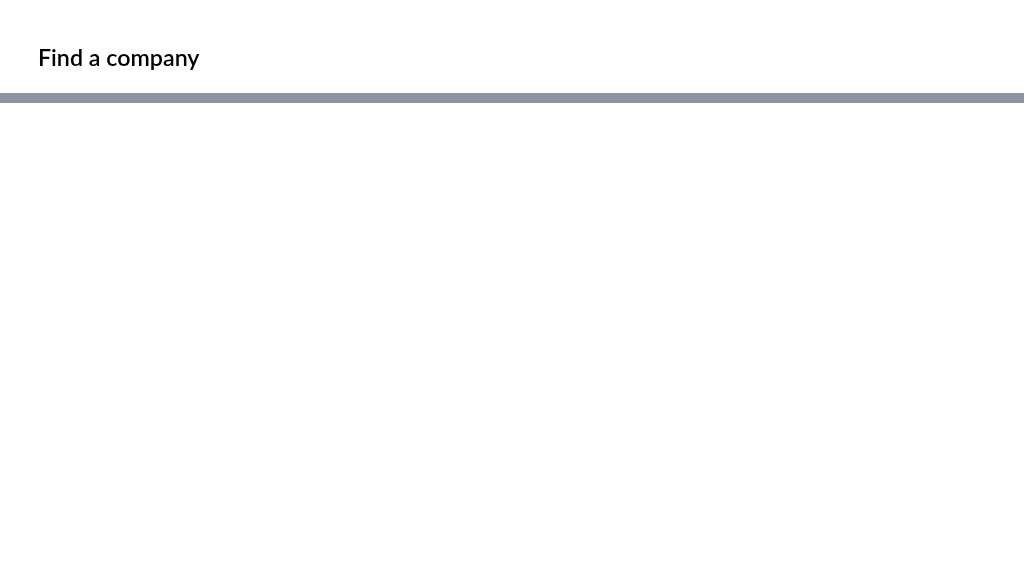
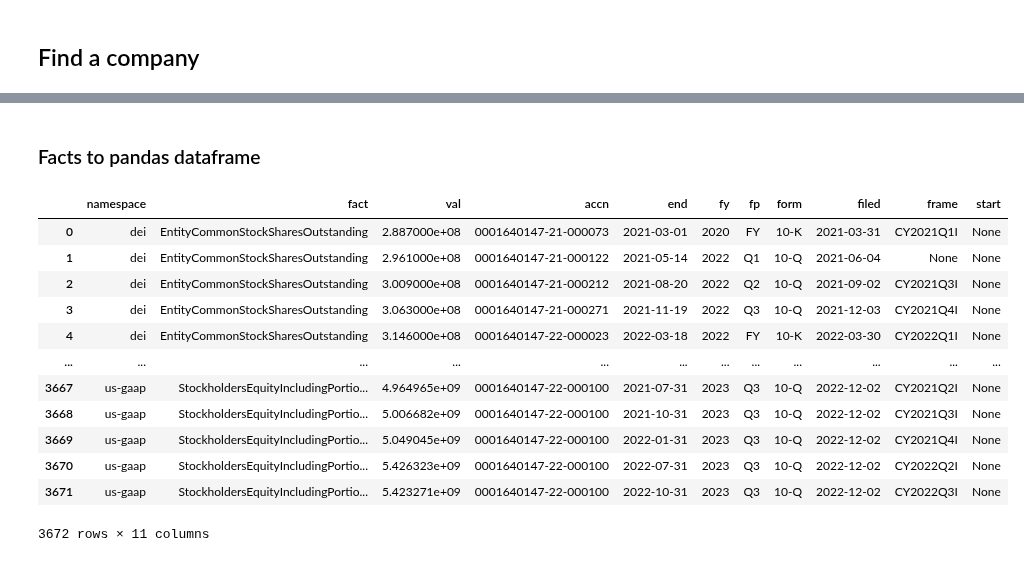
Before and after one commit to dgunning/edgartools, a Jupyter notebook: notebooks/Companies.ipynb, the cells around one changed output, grey strips where cells are left out. Drawn from its saved outputs; the diff is of its cells as text; code cells hidden in the pictures; blank space fills up the shorter version.

```diff
--- a/notebooks/Companies.ipynb
+++ b/notebooks/Companies.ipynb
@@ -23,0 +42,3 @@ Expedia Group, Inc.
+# %%
+snow = Company.for_ticker("snow")
+snow
@@ -23,0 +121,3 @@ Expedia Group, Inc.
+# %%
+facts = snow.get_facts()
+facts
@@ -23,0 +148,18 @@ Expedia Group, Inc.
+# %% [markdown]
+### Facts to pandas dataframe
+# %%
+facts.to_pandas()
+# %% [output]
+|  | namespace | fact | val | accn | end | fy | fp | form | filed | frame | start |
+| 0 | dei | EntityCommonStockSharesOutstanding | 2.887000e+08 | 0001640147-21-000073 | 2021-03-01 | 2020 | FY | 10-K | 2021-03-31 | CY2021Q1I | None |
+| 1 | dei | EntityCommonStockSharesOutstanding | 2.961000e+08 | 0001640147-21-000122 | 2021-05-14 | 2022 | Q1 | 10-Q | 2021-06-04 | None | None |
+| 2 | dei | EntityCommonStockSharesOutstanding | 3.009000e+08 | 0001640147-21-000212 | 2021-08-20 | 2022 | Q2 | 10-Q | 2021-09-02 | CY2021Q3I | None |
+| 3 | dei | EntityCommonStockSharesOutstanding | 3.063000e+08 | 0001640147-21-000271 | 2021-11-19 | 2022 | Q3 | 10-Q | 2021-12-03 | CY2021Q4I | None |
+| 4 | dei | EntityCommonStockSharesOutstanding | 3.146000e+08 | 0001640147-22-000023 | 2022-03-18 | 2022 | FY | 10-K | 2022-03-30 | CY2022Q1I | None |
+| ... | ... | ... | ... | ... | ... | ... | ... | ... | ... | ... | ... |
+| 3667 | us-gaap | StockholdersEquityIncludingPortio... | 4.964965e+09 | 0001640147-22-000100 | 2021-07-31 | 2023 | Q3 | 10-Q | 2022-12-02 | CY2021Q2I | None |
+| 3668 | us-gaap | StockholdersEquityIncludingPortio... | 5.006682e+09 | 0001640147-22-000100 | 2021-10-31 | 2023 | Q3 | 10-Q | 2022-12-02 | CY2021Q3I | None |
+| 3669 | us-gaap | StockholdersEquityIncludingPortio... | 5.049045e+09 | 0001640147-22-000100 | 2022-01-31 | 2023 | Q3 | 10-Q | 2022-12-02 | CY2021Q4I | None |
+| 3670 | us-gaap | StockholdersEquityIncludingPortio... | 5.426323e+09 | 0001640147-22-000100 | 2022-07-31 | 2023 | Q3 | 10-Q | 2022-12-02 | CY2022Q2I | None |
+| 3671 | us-gaap | StockholdersEquityIncludingPortio... | 5.423271e+09 | 0001640147-22-000100 | 2022-10-31 | 2023 | Q3 | 10-Q | 2022-12-02 | CY2022Q3I | None |
+3672 rows × 11 columns
```
Also changed, not shown: parts of 30 cells of this notebook.
